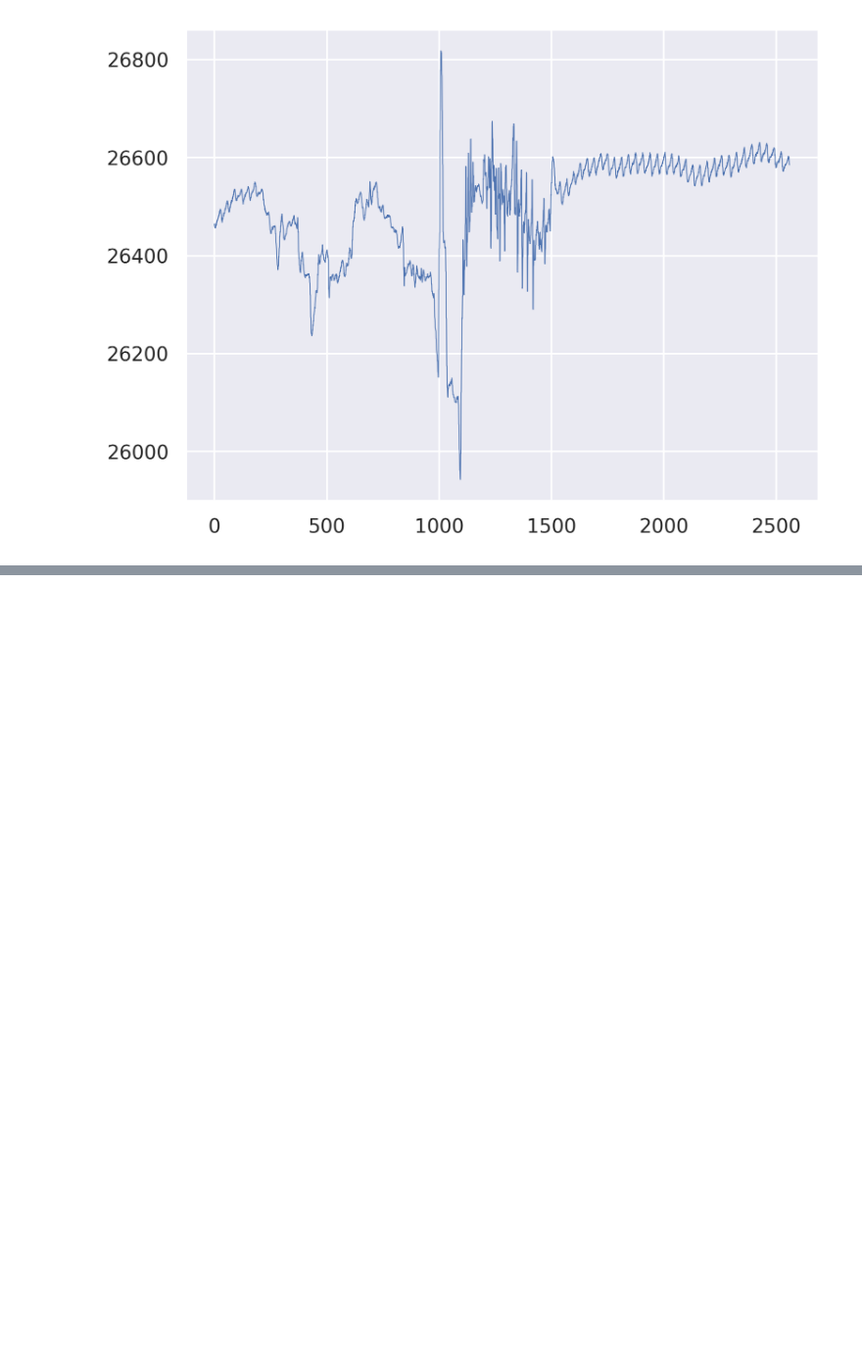
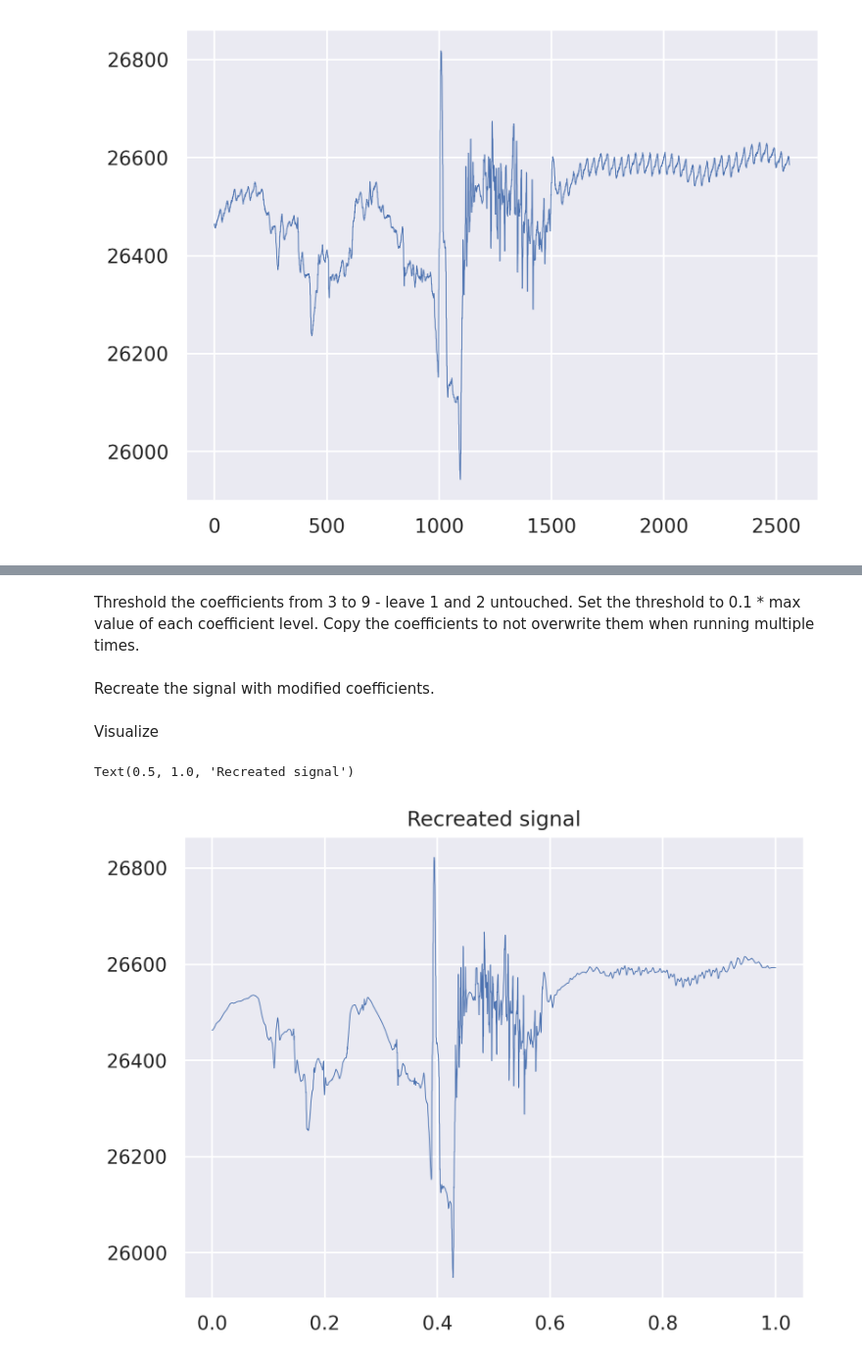
Before and after one commit to MyAlyce/myalyce_wavelet_and_classifier_tests, a Jupyter notebook: wavelet_filtering.ipynb, the cells around one changed output, grey strips where cells are left out. Shown at 98% size. Saved outputs shown, nothing was run; the diff lists cells and outputs as text; code cells hidden in the pictures; blank space fills up the shorter version.

```diff
--- a/wavelet_filtering.ipynb
+++ b/wavelet_filtering.ipynb
@@ -65,0 +71,3 @@ array([26462, 26465, 26458, ..., 26601, 26587, 26585])
+# %% [markdown]
+Threshold the coefficients from 3 to 9 - leave 1 and 2 untouched. Set the threshold to 0.1 * max value of each coefficient level.
+Copy the coefficients to not overwrite them when running multiple times.
@@ -65,0 +78,2 @@ array([26462, 26465, 26458, ..., 26601, 26587, 26585])
+# %% [markdown]
+Recreate the signal with modified coefficients.
@@ -66 +84,9 @@ array([26462, 26465, 26458, ..., 26601, 26587, 26585])
+# %% [markdown]
+Visualize
+# %%
+plt.plot(np.linspace(0, 1., num=len(recreated)), recreated, lw=0.5)
+plt.title('Recreated signal')
+# %% [output]
+Text(0.5, 1.0, 'Recreated signal')
+[figure, added]
 # %%
```
Also changed, not shown: parts of 14 cells of this notebook.
